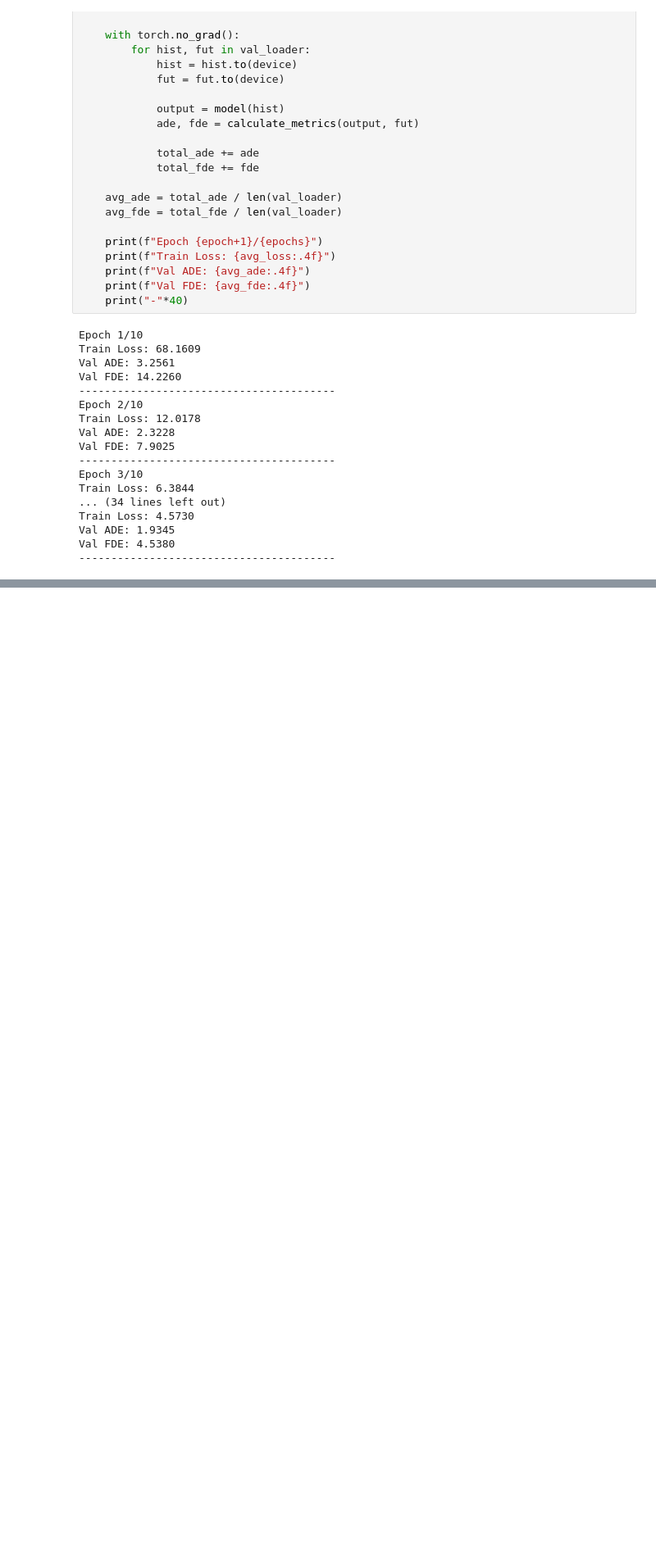
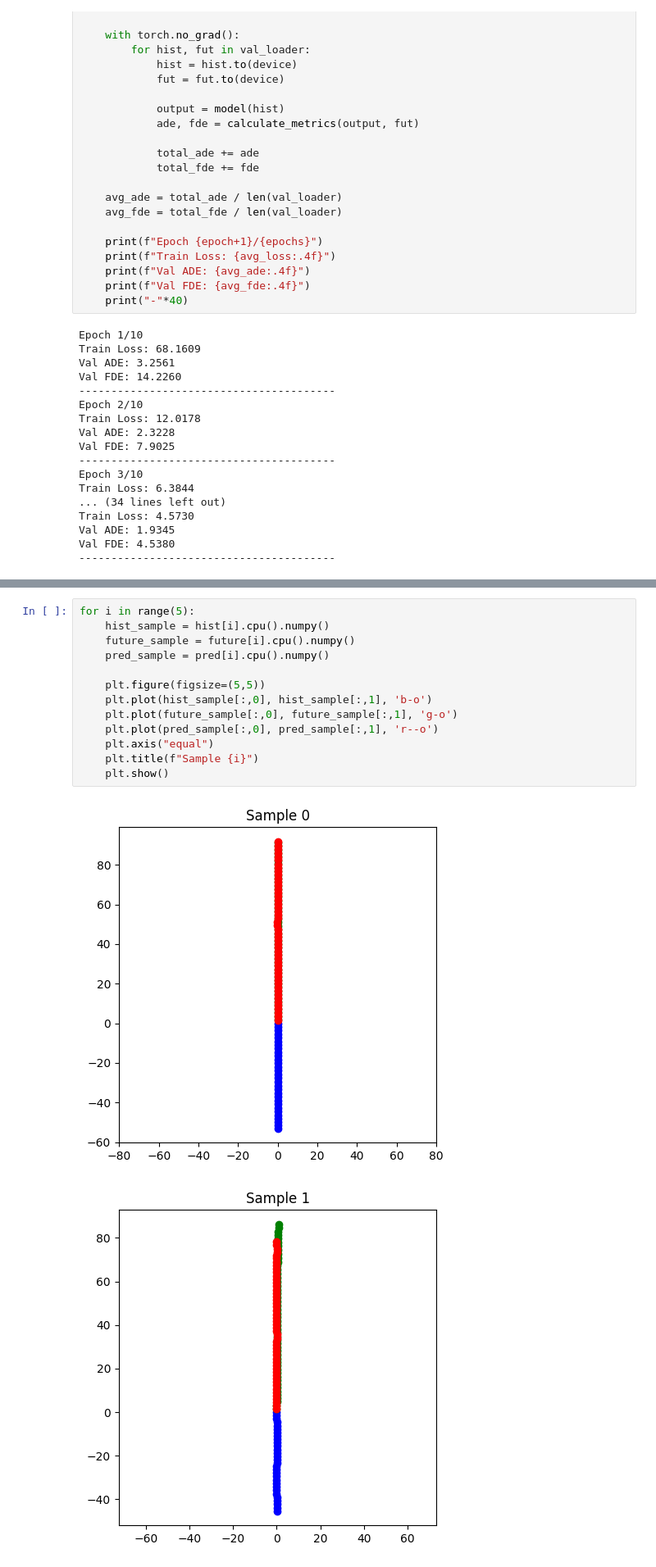
Before and after one commit to abhiramanil369/VTP-Deep-Learning-for-Vehicle-Trajectory-Prediction, a Jupyter notebook: VTP_Deep_Learning_for_Vehicle_Trajectory_Prediction.ipynb, the cells around one changed output, grey strips where cells are left out. Shown at 82% size. Cells and saved outputs as stored; diff of their text form; blank space fills up the shorter version.

```diff
--- a/VTP_Deep_Learning_for_Vehicle_Trajectory_Prediction.ipynb
+++ b/VTP_Deep_Learning_for_Vehicle_Trajectory_Prediction.ipynb
@@ -723,0 +765,16 @@ Val FDE: 4.5380
+# %%
+for i in range(5):
+    hist_sample = hist[i].cpu().numpy()
+    future_sample = future[i].cpu().numpy()
+    pred_sample = pred[i].cpu().numpy()
+
+    plt.figure(figsize=(5,5))
+    plt.plot(hist_sample[:,0], hist_sample[:,1], 'b-o')
+    plt.plot(future_sample[:,0], future_sample[:,1], 'g-o')
+    plt.plot(pred_sample[:,0], pred_sample[:,1], 'r--o')
+    plt.axis("equal")
+    plt.title(f"Sample {i}")
+    plt.show()
+# %% [output]
+[figure, added]
+[figure, added]
```
Also changed, not shown: parts of 4 cells of this notebook.
